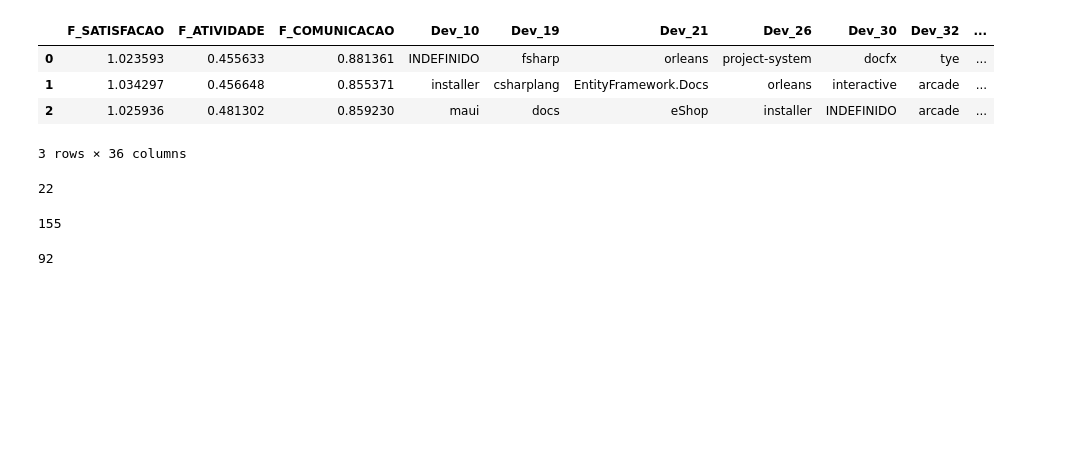
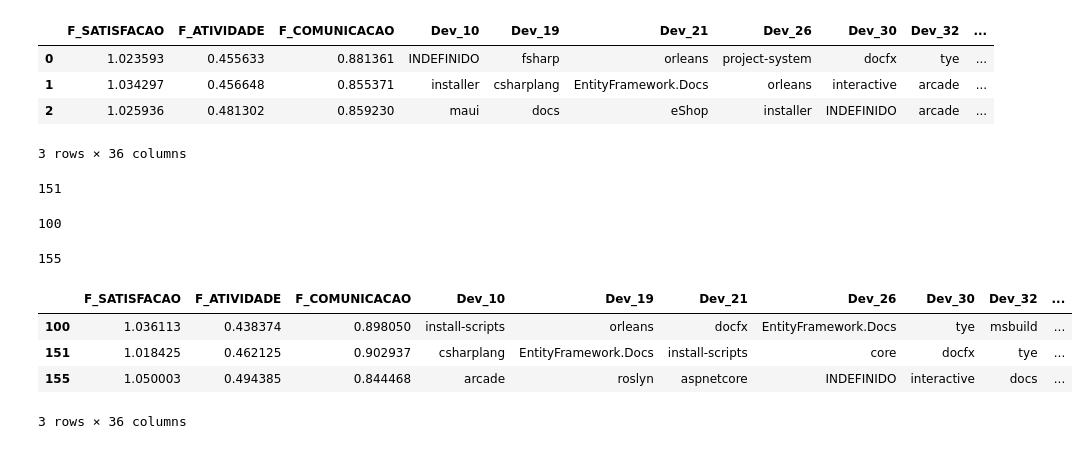
Before and after one commit to brucelucien/2023-notario-mba-tcc-dados-publicos, a Jupyter notebook: avaliacao.ipynb, the cells around one changed output. Saved outputs shown, nothing was run; the diff lists cells and outputs as text; code cells hidden in the pictures; blank space fills up the shorter version.

```diff
--- a/avaliacao.ipynb
+++ b/avaliacao.ipynb
@@ -105,19 +105,28 @@ df_otimas.head(3)
 3 rows × 36 columns
 # %%
 df_otimas = pd.read_csv(f'./solucoes/solucoes_encontradas{id_melhor_solucao}.csv', sep=';')
-id_otima_satisfacao = df_otimas.sort_values('F_SATISFACAO', ascending=False).index[0]
+id_otima_satisfacao = df_otimas.sort_values('F_SATISFACAO', ascending=True).index[0]
 id_otima_satisfacao
 # %% [output]
-22
+151
 # %%
 df_otimas = pd.read_csv(f'./solucoes/solucoes_encontradas{id_melhor_solucao}.csv', sep=';')
-id_otima_atividade = df_otimas.sort_values('F_ATIVIDADE', ascending=False).index[0]
+id_otima_atividade = df_otimas.sort_values('F_ATIVIDADE', ascending=True).index[0]
 id_otima_atividade
 # %% [output]
-155
+100
 # %%
 df_otimas = pd.read_csv(f'./solucoes/solucoes_encontradas{id_melhor_solucao}.csv', sep=';')
-id_otima_comunicacao = df_otimas.sort_values('F_COMUNICACAO', ascending=False).index[0]
+id_otima_comunicacao = df_otimas.sort_values('F_COMUNICACAO', ascending=True).index[0]
 id_otima_comunicacao
 # %% [output]
-92
+155
+# %%
+df_relevantes = df_otimas[df_otimas.index.isin([id_otima_satisfacao, id_otima_atividade, id_otima_comunicacao])]
+df_relevantes
+# %% [output]
+|  | F_SATISFACAO | F_ATIVIDADE | F_COMUNICACAO | Dev_10 | Dev_19 | Dev_21 | Dev_26 | Dev_30 | Dev_32 | ... |
+| 100 | 1.036113 | 0.438374 | 0.898050 | install-scripts | orleans | docfx | EntityFramework.Docs | tye | msbuild | ... |
+| 151 | 1.018425 | 0.462125 | 0.902937 | csharplang | EntityFramework.Docs | install-scripts | core | docfx | tye | ... |
+| 155 | 1.050003 | 0.494385 | 0.844468 | arcade | roslyn | aspnetcore | INDEFINIDO | interactive | docs | ... |
+3 rows × 36 columns
```
Also changed, not shown: parts of 3 cells of this notebook, 3 other files.
